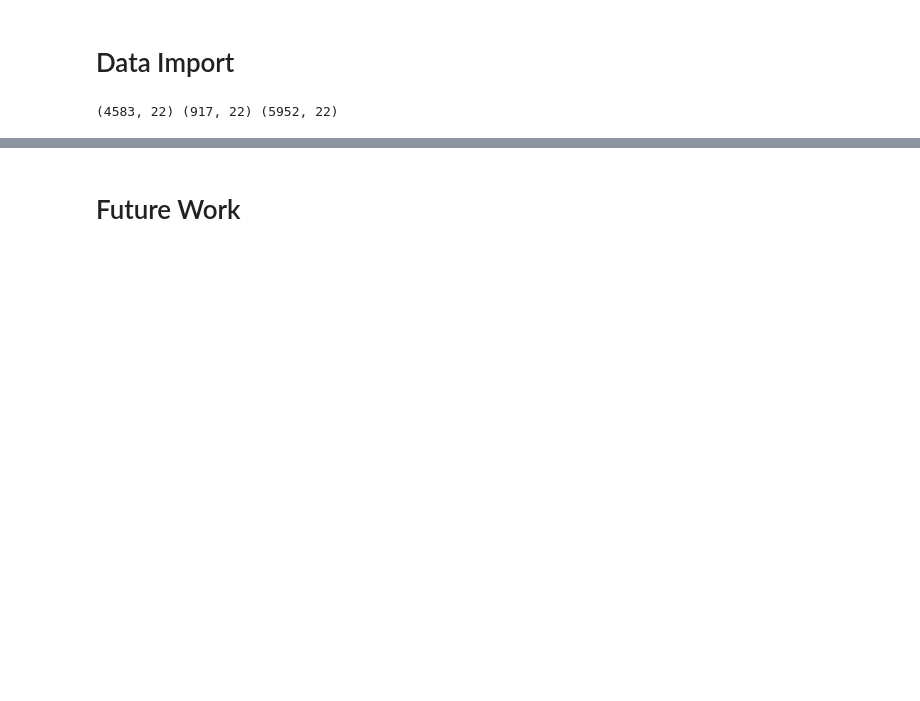
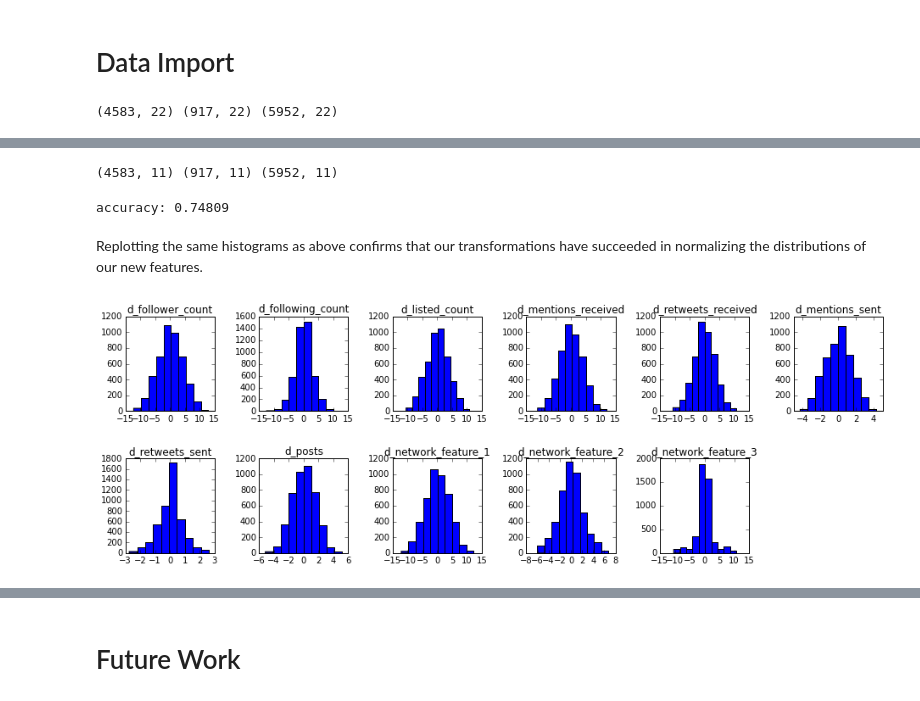
Before and after one commit to nickhamlin/mids_207_final_project, a Jupyter notebook: 207 Final Project - Byun, Chio, Danish, Hamlin, Pazo.ipynb, the cells around one changed output, grey strips where cells are left out. Drawn from its saved outputs; the diff is of its cells as text; code cells hidden in the pictures; blank space fills up the shorter version.

```diff
--- a/207 Final Project - Byun, Chio, Danish, Hamlin, Pazo.ipynb
+++ b/207 Final Project - Byun, Chio, Danish, Hamlin, Pazo.ipynb
@@ -74,12 +113,9 @@ print train_data.shape, dev_data.shape, test_data.shape
 # %%
+# Pairwise transform:
+# Divide each row in two parts, one for each person in the comparison and subtract the logs of them.
+# A +1 factor is used to have only non-negative logs.
 def log_features(x):
     return np.log(1+x)
-
-def standardize_features(x):
-    return StandardScaler().fit_transform(x)
-
-def pairwise_diff(data):
-    return data[:,0:11] - data[:,11:]
 
 def pairwise_transform(data):
     return log_features(data[:,0:11]) - log_features(data[:,11:])
@@ -89,6 +125,10 @@ def pairwise_features_transform(features):
 
 train_data_transformed = pairwise_transform(train_data)
 dev_data_transformed = pairwise_transform(dev_data)
+test_data_transformed = pairwise_transform(test_data)
+X_transformed = pairwise_transform(X)
 features_transformed = pairwise_features_transform(features)
-X_transformed = pairwise_transform(X)
-test_data_transformed = pairwise_transform(test_data)
+
+print train_data_transformed.shape, dev_data_transformed.shape, test_data_transformed.shape
+# %% [output]
+(4583, 11) (917, 11) (5952, 11)
@@ -144,0 +135,15 @@ def report_score(grid_cls, dev_data, dev_labels):
+# %%
+accuracy_features(train_data_transformed, train_labels, dev_data_transformed, dev_labels)
+# %% [output]
+accuracy: 0.74809
+# %% [markdown]
+Replotting the same histograms as above confirms that our transformations have succeeded in normalizing the distributions of our new features.
+# %%
+plt.figure(figsize=(16, 5))
+for i, feature in enumerate(features_transformed):
+    plt.subplot(2,6,i+1)
+    plt.subplots_adjust(hspace=0.5,wspace=0.5)
+    plt.hist(train_data_transformed[:,i])
+    plt.title(feature)
+# %% [output]
+[figure, added]
```
Also changed, not shown: parts of 118 cells of this notebook.
